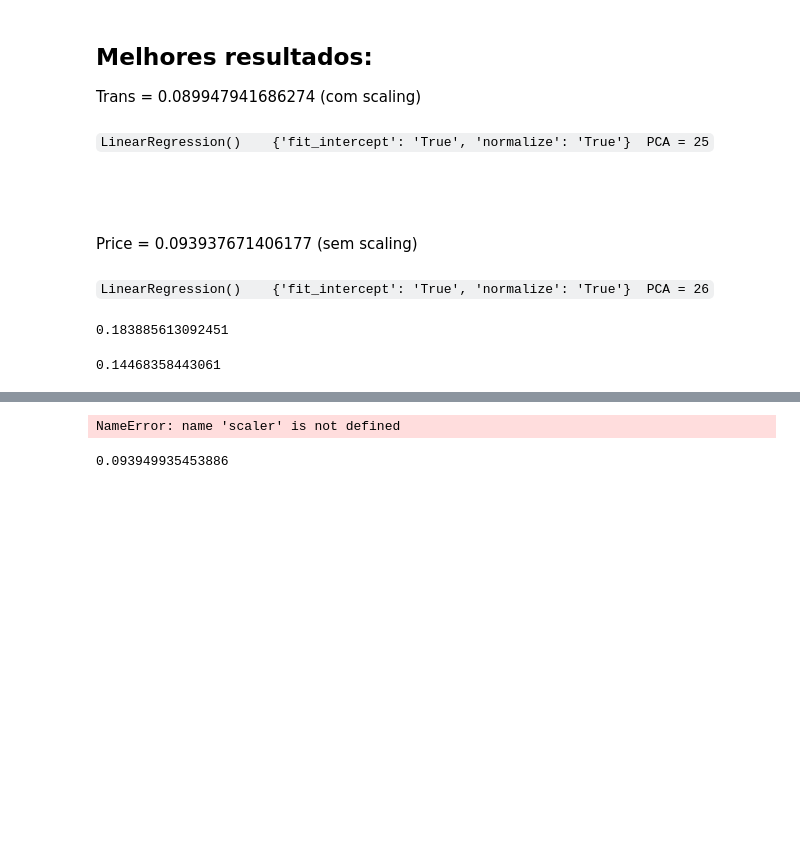
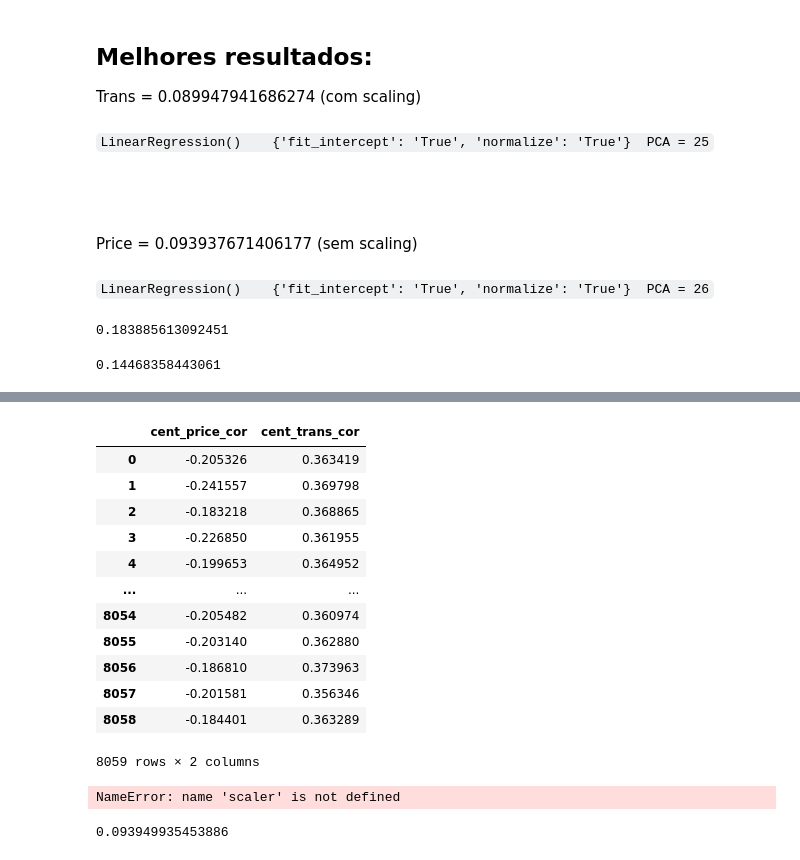
Before and after one commit to UFRJ-Analytica/ITA_2021, a Jupyter notebook: Codigo/ITA_Challenge_2021.ipynb, the cells around one changed output, grey strips where cells are left out. Drawn from its saved outputs; the diff is of its cells as text; code cells hidden in the pictures; blank space fills up the shorter version.

Commit message:
Nova submissao com menos atributos e modificacoes no notebook

```diff
--- a/Codigo/ITA_Challenge_2021.ipynb
+++ b/Codigo/ITA_Challenge_2021.ipynb
@@ -574,25 +814,23 @@ def geral_resultados_submissao(test_price_pca, test_trans_pca, clf_price, clf_tr
 
     return df_sub
 # %%
-pca = PCA(n_components = 20)
+pca = PCA(n_components = 19)
 
 train_PCA = pca.fit_transform(X)
 
-clf_price = SVR(kernel = 'rbf',
-                C = 0.1,
-                coef0 = 0.01,
-                degree = 3,
-                epsilon = 0.1,
-                gamma = 'auto')
+clf_price = XGBRegressor(colsample_bytree = 0.7,
+                         learning_rate = 0.03,
+                         max_depth = 5,
+                          min_child_weight= 4,
+                          n_estimators= 500,
+                          nthread= 4,
+                          objective= 'reg:linear',
+                          silent= 1,
+                          subsample= 0.7)
 
 clf_price.fit(train_PCA, y_price)
 
-clf_trans = SVR(kernel = 'rbf',
-                C = 0.1,
-                coef0 = 0.01,
-                degree = 3,
-                epsilon = 0.1,
-                gamma = 'auto')
+clf_trans = LinearRegression()
 
 clf_trans.fit(train_PCA, y_trans)
 
@@ -623,3 +862,5 @@ print("\nPrograma executado com sucesso \n")
 [8059 rows x 2 columns]
 
 Programa executado com sucesso
+# %%
+sub_06_05 = pd.read_csv("./../Submissoes/df_sub_06-05-2021_15h26m49s.csv")
@@ -625,0 +876,22 @@ Programa executado com sucesso
+# %%
+sub_nova = pd.DataFrame()
+
+sub_nova["cent_price_cor"] = df_sub["cent_price_cor"]
+# %%
+sub_nova["cent_trans_cor"] = sub_06_05["cent_trans_cor"]
+# %%
+sub_nova
+# %% [output]
+|  | cent_price_cor | cent_trans_cor |
+| 0 | -0.205326 | 0.363419 |
+| 1 | -0.241557 | 0.369798 |
+| 2 | -0.183218 | 0.368865 |
+| 3 | -0.226850 | 0.361955 |
+| 4 | -0.199653 | 0.364952 |
+| ... | ... | ... |
+| 8054 | -0.205482 | 0.360974 |
+| 8055 | -0.203140 | 0.362880 |
+| 8056 | -0.186810 | 0.373963 |
+| 8057 | -0.201581 | 0.356346 |
+| 8058 | -0.184401 | 0.363289 |
+8059 rows × 2 columns
```
Also changed, not shown: parts of 11 cells of this notebook, 7 other files.
